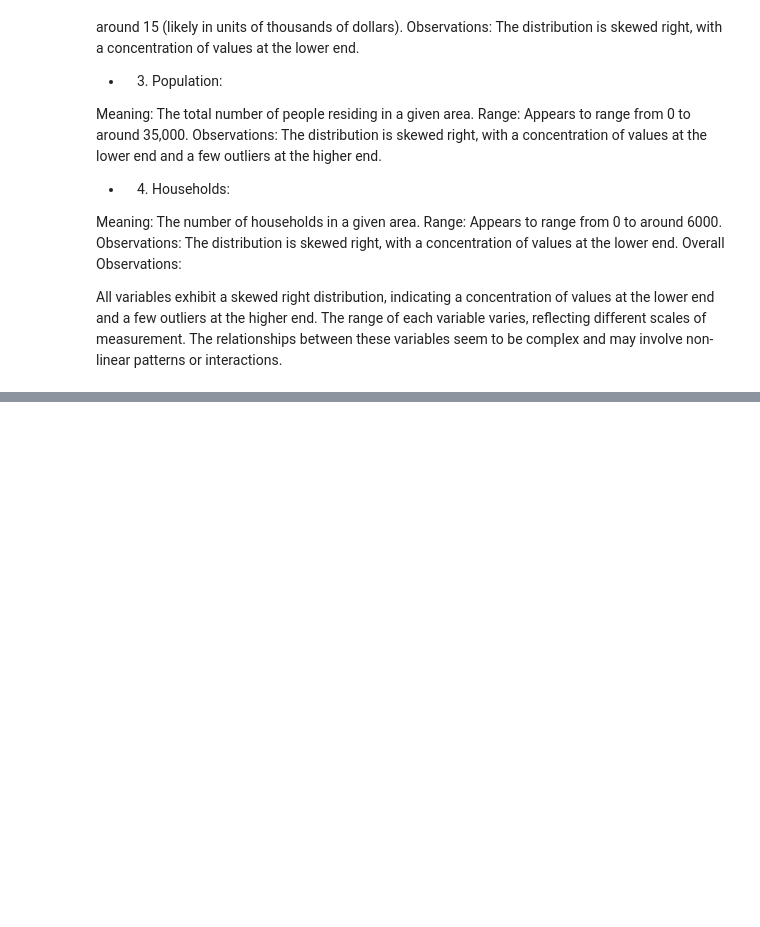
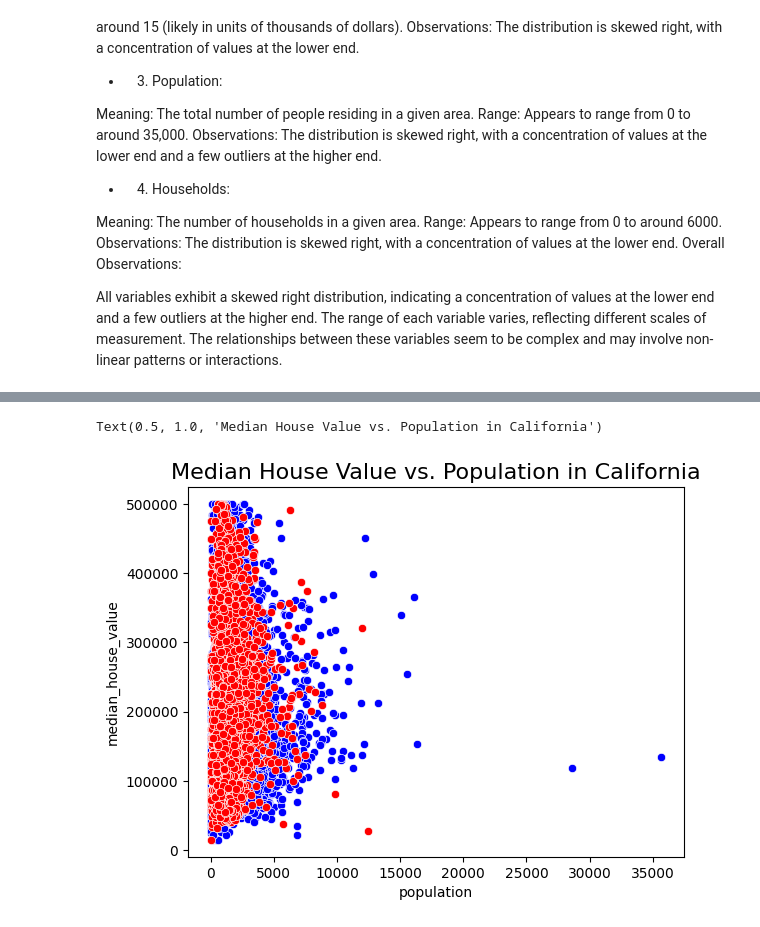
Before and after one commit to Jianting-Selina/CSCN8010_practical_lab, a Jupyter notebook: linearregression.ipynb, the cells around one changed output, grey strips where cells are left out. Cells and saved outputs as stored; diff of their text form; code cells hidden in the pictures; blank space fills up the shorter version.

```diff
--- a/linearregression.ipynb
+++ b/linearregression.ipynb
@@ -115,0 +154,7 @@ The relationships between these variables seem to be complex and may involve non
+# %%
+sns.scatterplot(x="population", y="median_house_value", data=train, color="blue")
+sns.scatterplot(x="population", y="median_house_value", data=test, color="red")
+plt.title("Median House Value vs. Population in California", fontsize=16)
+# %% [output]
+Text(0.5, 1.0, 'Median House Value vs. Population in California')
+[figure, added]
```
Also changed, not shown: parts of 21 cells of this notebook, 1 other file.
